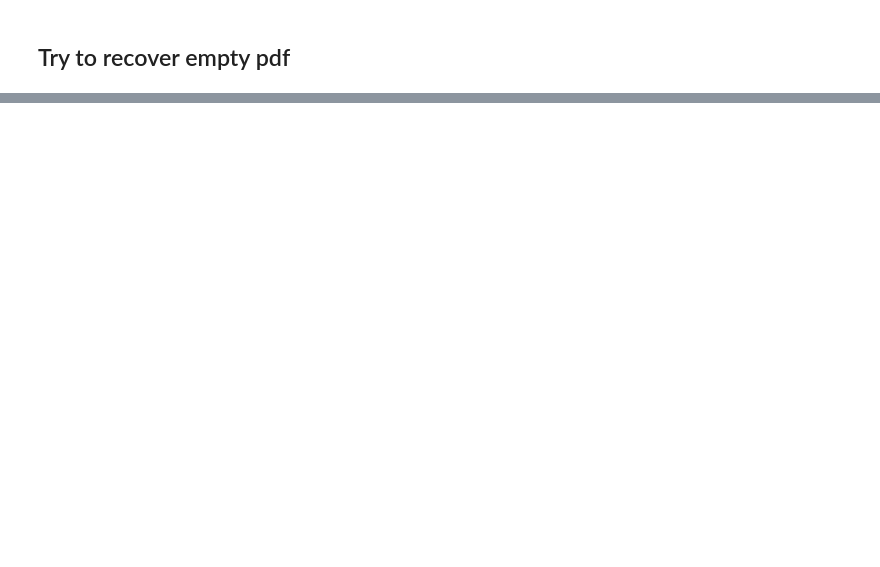
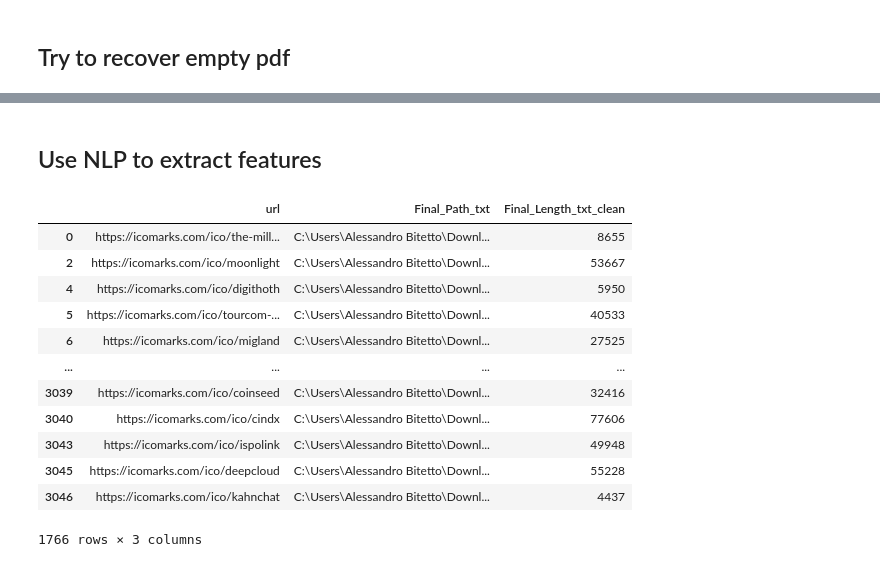
Before and after one commit to AleBitetto/ICOs, a Jupyter notebook: Download and parse whitepapers.ipynb, the cells around one changed output, grey strips where cells are left out. Drawn from its saved outputs; the diff is of its cells as text; code cells hidden in the pictures; blank space fills up the shorter version.

```diff
--- a/Download and parse whitepapers.ipynb
+++ b/Download and parse whitepapers.ipynb
@@ -461,0 +450,20 @@ final_df_recover.head(5)
+# %% [markdown]
+## Use NLP to extract features
+# %%
+nlp_df=pd.read_csv(os.path.join(RESULTS_FOLDER, '00d_whitepaper_final.csv'), sep=';')
+nlp_df=nlp_df[nlp_df['Final_Length_txt_clean'] >= LENGTH_TXT_CLEAN_THRSH][['url', 'Final_Path_txt', 'Final_Length_txt_clean']]
+nlp_df
+# %% [output]
+|  | url | Final_Path_txt | Final_Length_txt_clean |
+| 0 | https://icomarks.com/ico/the-mill... | C:\Users\Alessandro Bitetto\Downl... | 8655 |
+| 2 | https://icomarks.com/ico/moonlight | C:\Users\Alessandro Bitetto\Downl... | 53667 |
+| 4 | https://icomarks.com/ico/digithoth | C:\Users\Alessandro Bitetto\Downl... | 5950 |
+| 5 | https://icomarks.com/ico/tourcom-... | C:\Users\Alessandro Bitetto\Downl... | 40533 |
+| 6 | https://icomarks.com/ico/migland | C:\Users\Alessandro Bitetto\Downl... | 27525 |
+| ... | ... | ... | ... |
+| 3039 | https://icomarks.com/ico/coinseed | C:\Users\Alessandro Bitetto\Downl... | 32416 |
+| 3040 | https://icomarks.com/ico/cindx | C:\Users\Alessandro Bitetto\Downl... | 77606 |
+| 3043 | https://icomarks.com/ico/ispolink | C:\Users\Alessandro Bitetto\Downl... | 49948 |
+| 3045 | https://icomarks.com/ico/deepcloud | C:\Users\Alessandro Bitetto\Downl... | 55228 |
+| 3046 | https://icomarks.com/ico/kahnchat | C:\Users\Alessandro Bitetto\Downl... | 4437 |
+1766 rows × 3 columns
```
Also changed, not shown: parts of 14 cells of this notebook, 1 other file.
